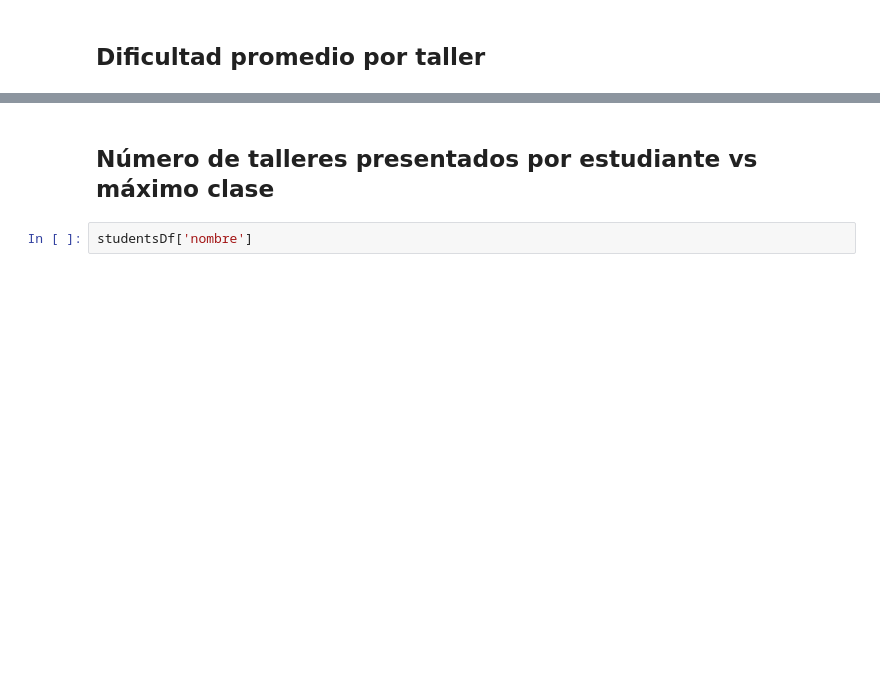
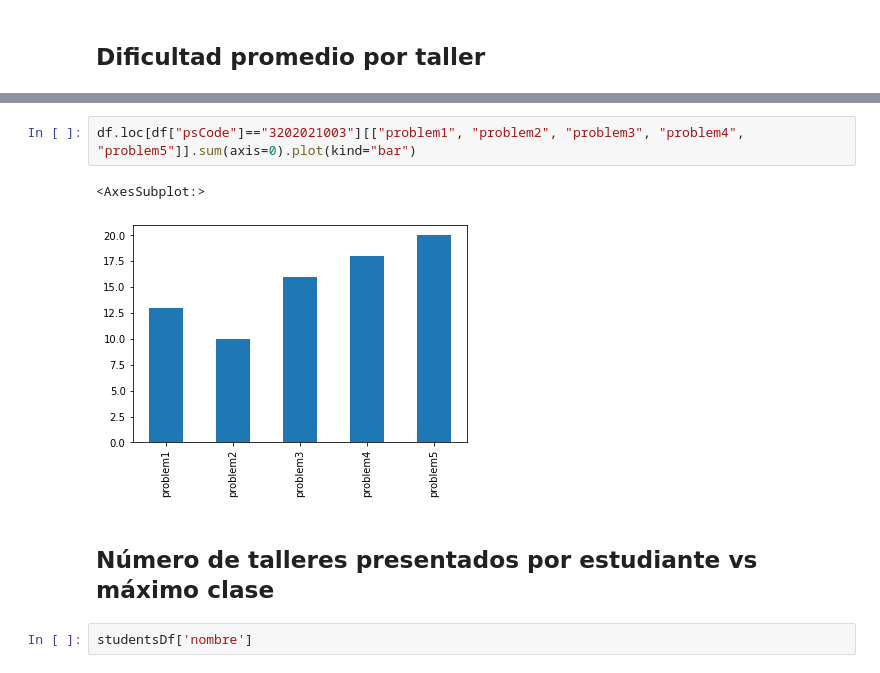
Before and after one commit to lalbricenov/pruebaEjercicios, a Jupyter notebook: Analysis.ipynb, the cells around one changed output, grey strips where cells are left out. Cells and saved outputs as stored; diff of their text form; blank space fills up the shorter version.

```diff
--- a/Analysis.ipynb
+++ b/Analysis.ipynb
@@ -130,3 +173,8 @@ df[["nombre", "psCode", "dificultad"]].groupby(["nombre"]).sum().sort_values("di
+# %%
+df.loc[df["psCode"]=="3202021003"][["problem1", "problem2", "problem3", "problem4", "problem5"]].sum(axis=0).plot(kind="bar")
+# %% [output]
+<AxesSubplot:>
+[figure, added]
 # %% [markdown]
 ## Número de talleres presentados por estudiante vs máximo clase
 # %%
```
Also changed, not shown: parts of 6 cells of this notebook, 15 other files.
